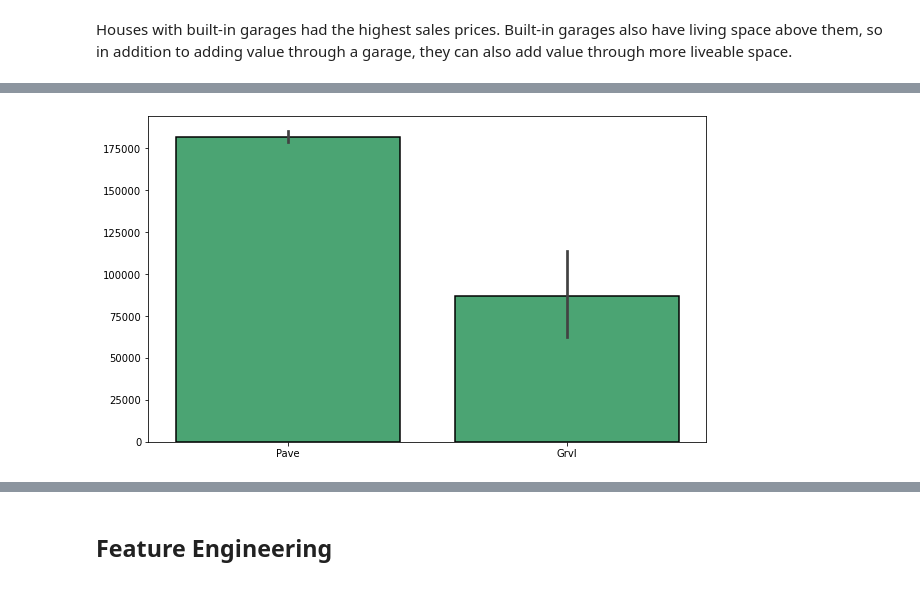
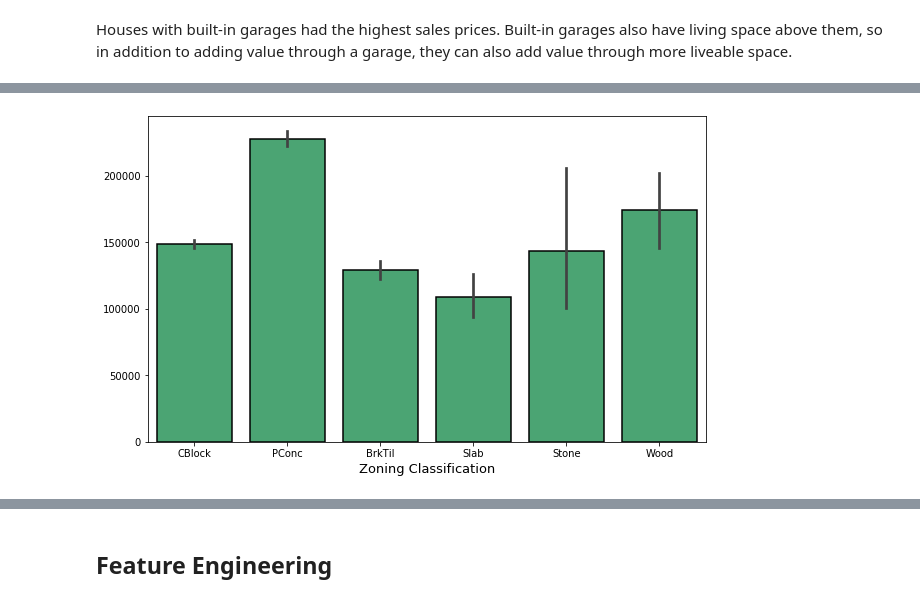
Before and after one commit to jlu90/Predicting-House-Prices-with-Linear-Regression, a Jupyter notebook: lutes_cleaning_notebook.ipynb, the cells around one changed output, grey strips where cells are left out. Drawn from its saved outputs; the diff is of its cells as text; code cells hidden in the pictures.

```diff
--- a/lutes_cleaning_notebook.ipynb
+++ b/lutes_cleaning_notebook.ipynb
@@ -804,6 +943,9 @@ plt.tight_layout()
 # %%
 create_bar(housing,
-           'Street',
-           'SalePrice', title='', x_label = '', y_label = '')
+           'Foundation',
+           'SalePrice',
+            title='',
+            x_label = 'Zoning Classification',
+            y_label = '')
 # %% [output]
-[figure, old version]
+[figure, new version]
```
Also changed, not shown: parts of 174 cells of this notebook.
